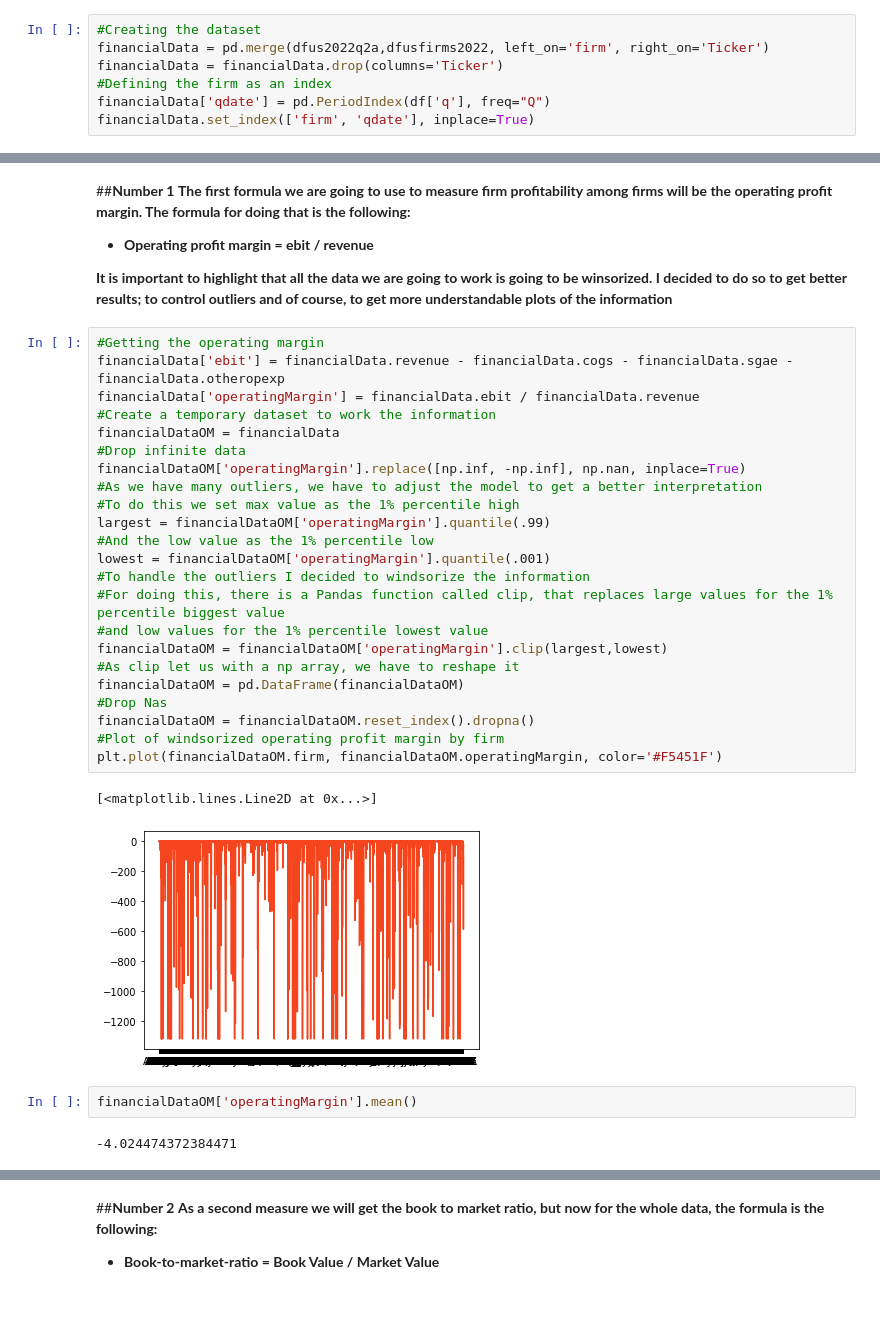
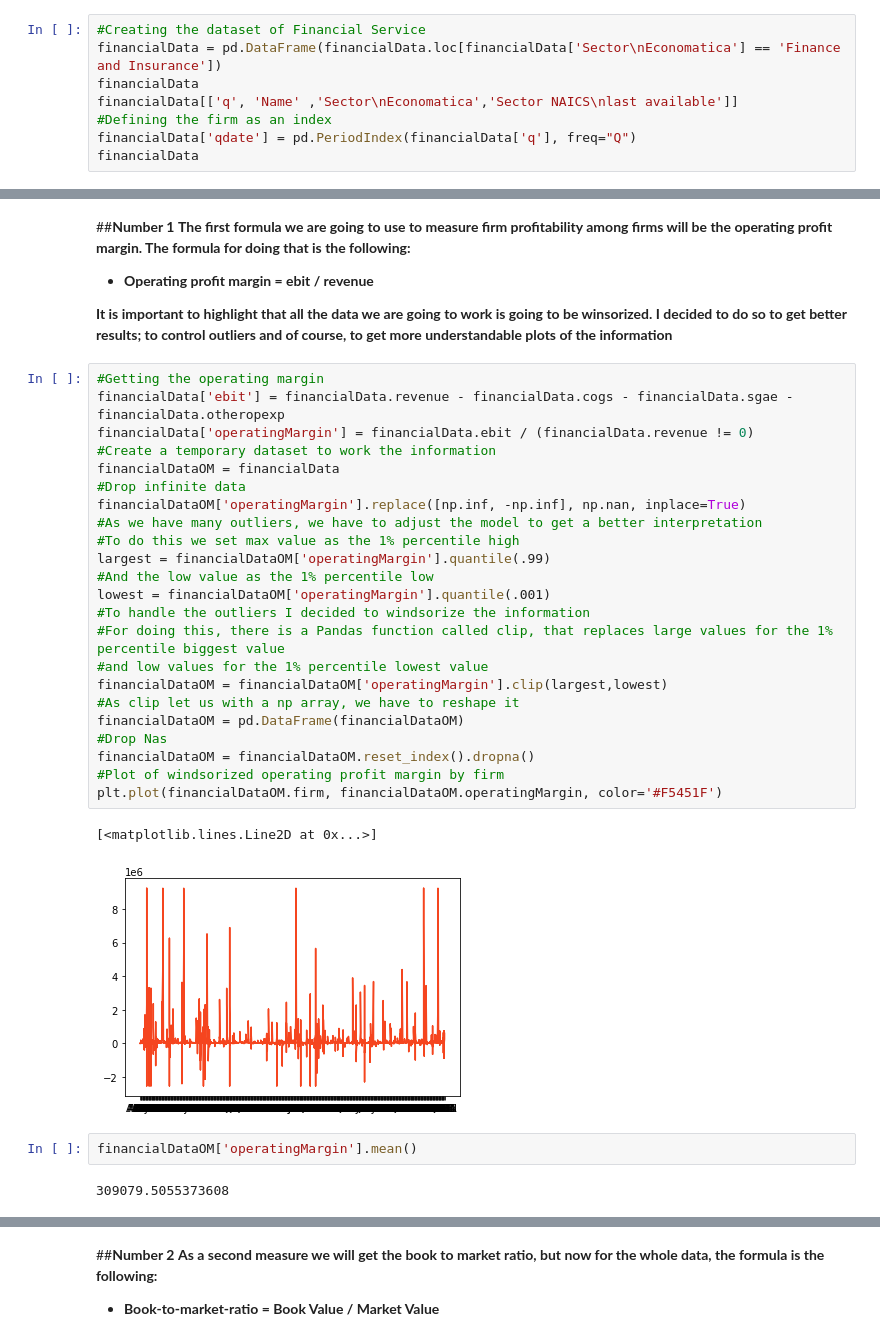
Before and after one commit to KarenRugerioA/Karen-s-Workshops, a Jupyter notebook: USFirmsAnalysis/USAFirms.ipynb, the cells around one changed output, grey strips where cells are left out. Drawn from its saved outputs; the diff is of its cells as text; blank space fills up the shorter version.

```diff
--- a/USFirmsAnalysis/USAFirms.ipynb
+++ b/USFirmsAnalysis/USAFirms.ipynb
@@ -691,7 +856,8 @@ plt.legend(['mean', 'bookValue'])
 # %%
-#Creating the dataset
-financialData = pd.merge(dfus2022q2a,dfusfirms2022, left_on='firm', right_on='Ticker')
-financialData = financialData.drop(columns='Ticker')
+#Creating the dataset of Financial Service
+financialData = pd.DataFrame(financialData.loc[financialData['Sector\nEconomatica'] == 'Finance and Insurance'])
+financialData
+financialData[['q', 'Name' ,'Sector\nEconomatica','Sector NAICS\nlast available']]
 #Defining the firm as an index
-financialData['qdate'] = pd.PeriodIndex(df['q'], freq="Q")
-financialData.set_index(['firm', 'qdate'], inplace=True)
+financialData['qdate'] = pd.PeriodIndex(financialData['q'], freq="Q")
+financialData
@@ -705,33 +886,33 @@ financialData.set_index(['firm', 'qdate'], inplace=True)
 # %%
 #Getting the operating margin
 financialData['ebit'] = financialData.revenue - financialData.cogs - financialData.sgae - financialData.otheropexp
-financialData['operatingMargin'] = financialData.ebit / financialData.revenue
+financialData['operatingMargin'] = financialData.ebit / (financialData.revenue != 0)
 #Create a temporary dataset to work the information
 financialDataOM = financialData
 #Drop infinite data
 financialDataOM['operatingMargin'].replace([np.inf, -np.inf], np.nan, inplace=True)
 #As we have many outliers, we have to adjust the model to get a better interpretation
 #To do this we set max value as the 1% percentile high
 largest = financialDataOM['operatingMargin'].quantile(.99)
 #And the low value as the 1% percentile low
 lowest = financialDataOM['operatingMargin'].quantile(.001)
 #To handle the outliers I decided to windsorize the information
 #For doing this, there is a Pandas function called clip, that replaces large values for the 1% percentile biggest value
 #and low values for the 1% percentile lowest value
 financialDataOM = financialDataOM['operatingMargin'].clip(largest,lowest)
 #As clip let us with a np array, we have to reshape it
 financialDataOM = pd.DataFrame(financialDataOM)
 #Drop Nas
 financialDataOM = financialDataOM.reset_index().dropna()
 #Plot of windsorized operating profit margin by firm
 plt.plot(financialDataOM.firm, financialDataOM.operatingMargin, color='#F5451F')
 # %% [output]
 [<matplotlib.lines.Line2D at 0x...>]
-[figure, old version]
+[figure, new version]
 # %%
 financialDataOM['operatingMargin'].mean()
 # %% [output]
--4.024474372384471
+309079.5055373608
 # %% [markdown]
 **I decided to winsorize this information using percentile 1% to get a better interpretation, which means that I replaced the high values for the 1 percentile highest value and the low values by the 1 percentile lowest value.**
 
```
Also changed, not shown: parts of 89 cells of this notebook.
